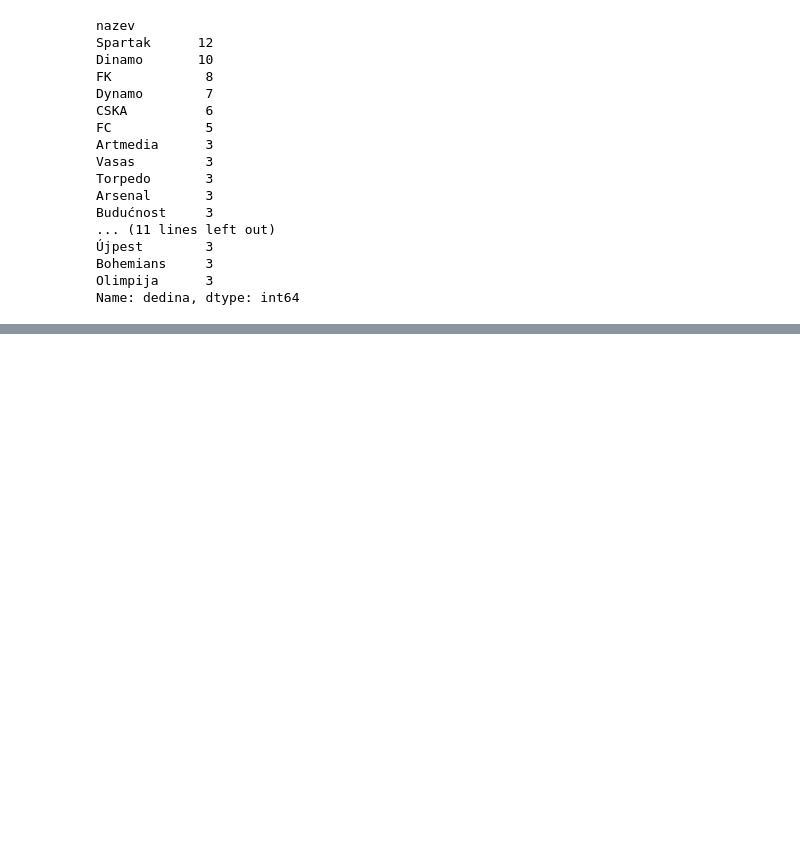
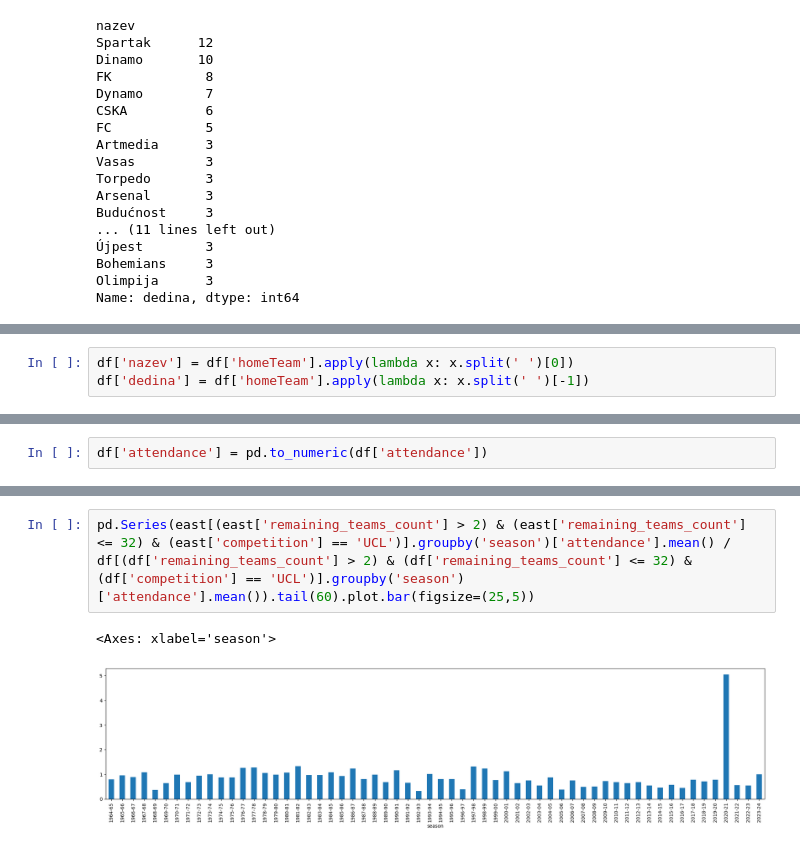
Before and after one commit to DataRozhlas/evropske-pohary, a Jupyter notebook: 102_EE_second_take.ipynb, the cells around one changed output, grey strips where cells are left out. Saved outputs shown, nothing was run; the diff lists cells and outputs as text; blank space fills up the shorter version.

```diff
--- a/102_EE_second_take.ipynb
+++ b/102_EE_second_take.ipynb
@@ -332 +526,4 @@ east[east['nazev'].str.contains('Metal',na=False)]['homeTeam'].drop_duplicates()
 Name: homeTeam, dtype: object
+# %%
+df['nazev'] = df['homeTeam'].apply(lambda x: x.split(' ')[0])
+df['dedina'] = df['homeTeam'].apply(lambda x: x.split(' ')[-1])
@@ -478,0 +603,2 @@ Name: remaining_teams_count, Length: 995, dtype: float64
+# %%
+df['attendance'] = pd.to_numeric(df['attendance'])
@@ -478,0 +621,5 @@ Name: remaining_teams_count, Length: 995, dtype: float64
+# %%
+pd.Series(east[(east['remaining_teams_count'] > 2) & (east['remaining_teams_count'] <= 32) & (east['competition'] == 'UCL')].groupby('season')['attendance'].mean() / df[(df['remaining_teams_count'] > 2) & (df['remaining_teams_count'] <= 32) & (df['competition'] == 'UCL')].groupby('season')['attendance'].mean()).tail(60).plot.bar(figsize=(25,5))
+# %% [output]
+<Axes: xlabel='season'>
+[figure, added]
```
Also changed, not shown: parts of 79 cells of this notebook, 9 other files.
